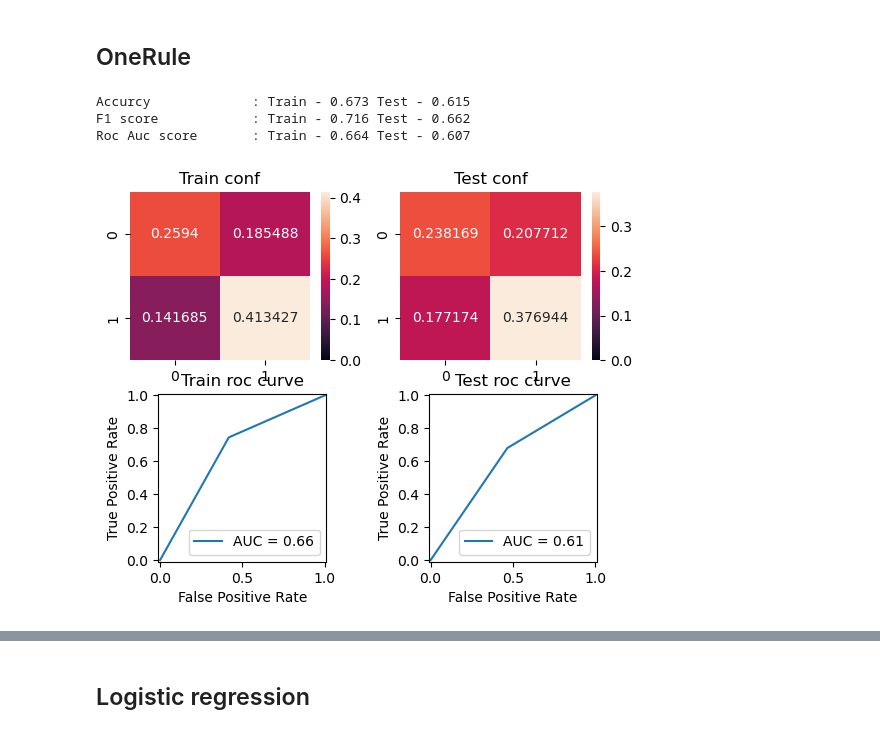
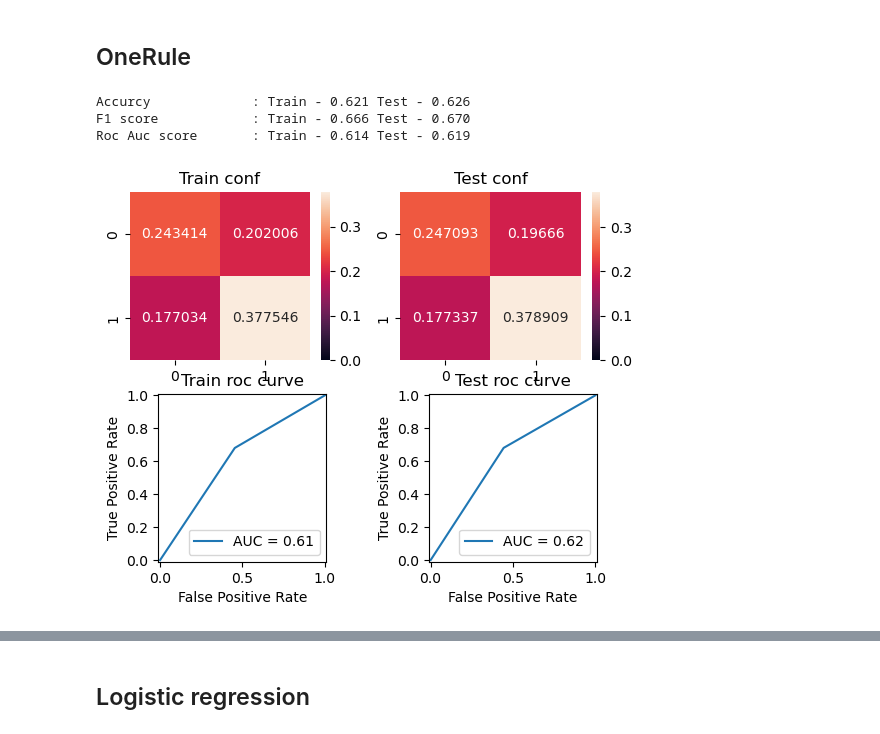
Before and after one commit to UIIf/MachineLearningRep, a Jupyter notebook: TableClassification/main.ipynb, the cells around one changed output, grey strips where cells are left out. Drawn from its saved outputs; the diff is of its cells as text; code cells hidden in the pictures.

```diff
--- a/TableClassification/main.ipynb
+++ b/TableClassification/main.ipynb
@@ -146,3 +163,13 @@ sns.heatmap(df[real_features + ohe_columns_name + ["target"]].corr() > 0.75)
+# %%
+one_rule_features = []
+for feat in real_features:
+    df[feat + "_mean"] = df[feat] > df[feat].mean()
+    one_rule_features.append(feat + "_mean")
+    quants = [0.25, 0.5, 0.75]
+    _, bins = pd.qcut(df[feat], quants, retbins=True)
+    for b, q in zip(bins, quants):
+        df[feat + f"q_{q}"] = df[feat] > b
+        one_rule_features.append(feat + f"q_{q}")
 # %% [markdown]
 ## Feature selection
 # %%
@@ -257,22 +284,22 @@ train, test = train_test_split(df, test_size=0.2)
 from mlxtend.classifier import OneRClassifier
 # %%
 model = OneRClassifier()
-feature_list = default_le_features
+feature_list = lable_encoded_cat_features + one_rule_features
 model.fit(train[feature_list].values, train["target"].values)
 pred_train = model.predict(train[feature_list].values)
 pred_test = model.predict(test[feature_list].values)
 
 metrics(
     train[feature_list],
     pred_train,
     pred_train,
     train["target"],
     pred_test,
     pred_test,
     test["target"],
 )
 # %% [output]
-Accurcy             : Train - 0.673 Test - 0.615
-F1 score            : Train - 0.716 Test - 0.662
-Roc Auc score       : Train - 0.664 Test - 0.607
+Accurcy             : Train - 0.621 Test - 0.626
+F1 score            : Train - 0.666 Test - 0.670
+Roc Auc score       : Train - 0.614 Test - 0.619
-[figure, old version]
+[figure, new version]
```
Also changed, not shown: parts of 10 cells of this notebook, 2 other files.
